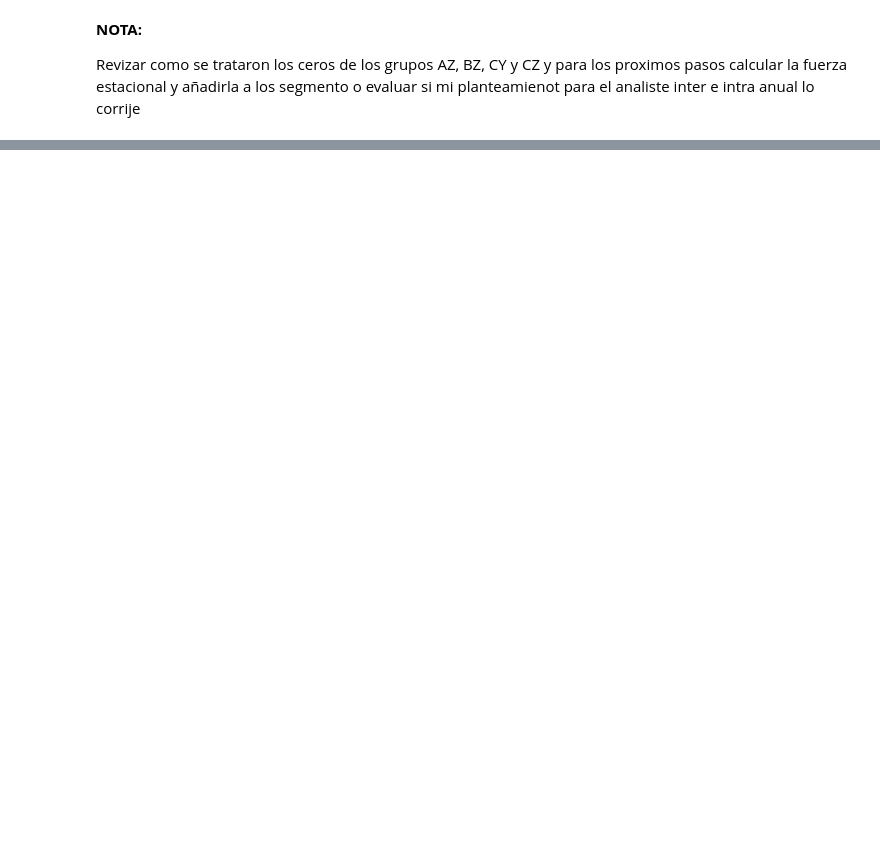
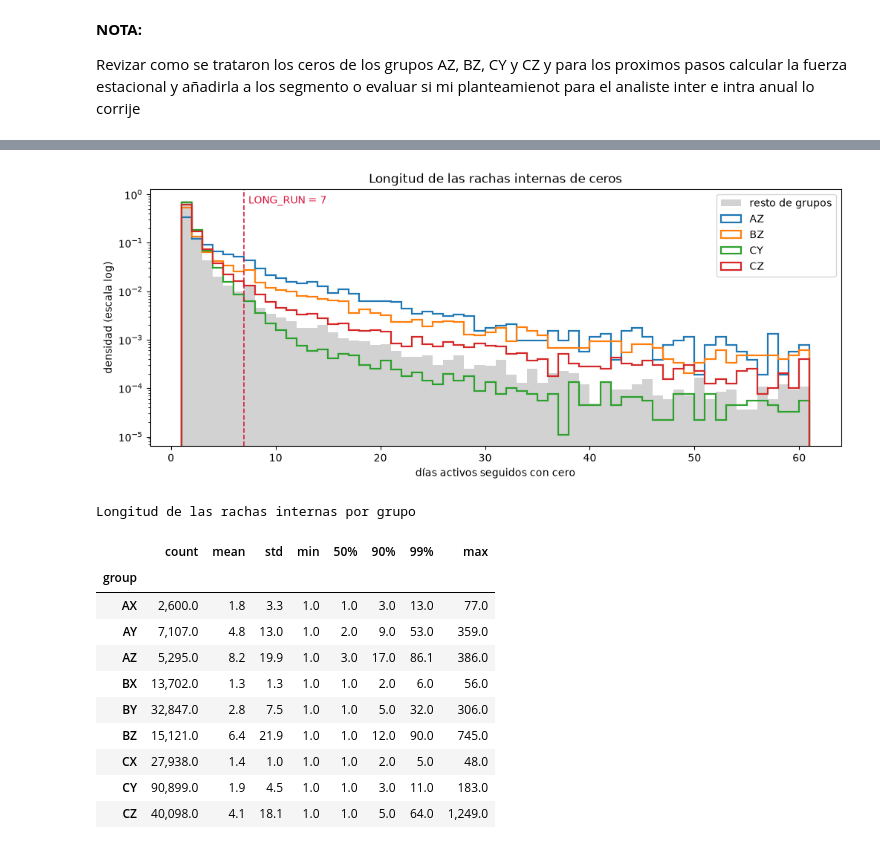
Before and after one commit to JoseSalas98/demand-forecasting-replenishment, a Jupyter notebook: notebooks/02_eda_five_years.ipynb, the cells around one changed output, grey strips where cells are left out. Saved outputs shown, nothing was run; the diff lists cells and outputs as text; code cells hidden in the pictures; blank space fills up the shorter version.

```diff
--- a/notebooks/02_eda_five_years.ipynb
+++ b/notebooks/02_eda_five_years.ipynb
@@ -911,0 +1187,15 @@ Revizar como se trataron los ceros de los grupos AZ, BZ, CY y CZ y para los prox
+# %%
+LONG_RUN = 7  # días activos seguidos con cero para hablar de racha larga; el precio es semanal
+
+series_data = load_interim(cfg, last_day, series_level=True)
+assert np.array_equal(np.sort(series_data["series_index"]["item_id"].unique()), item_ids.astype(str))
+stores = active_stores_by_item(series_data["units"], series_data["series_index"])
+del series_data
+
+runs = zero_runs(source_data_artifact, start_d, end_d)
+zeros = zero_breakdown(source_data_artifact, start_d, end_d, LONG_RUN, active_stores=stores, runs=runs)
+zeros = zeros.merge(groups[["item_id", "group"]], on="item_id")
+parts = ["leading", "short", "long_run", "trailing"]
+assert (zeros[parts].sum(axis=1) == zeros["zero_days"]).all(), "los componentes deben sumar los ceros"
+print(f"rachas de ceros: {len(runs):,} · artículos con algún cero: {(zeros['zero_days'] > 0).sum():,}")
+display(zeros.head())
@@ -911,0 +1230,35 @@ Revizar como se trataron los ceros de los grupos AZ, BZ, CY y CZ y para los prox
+# %%
+# Longitud de las rachas internas: base para fijar LONG_RUN.
+focus = ["AZ", "BZ", "CY", "CZ"]
+internal = runs[runs["position"] == "internal"].merge(groups[["item_id", "group"]], on="item_id")
+bins = np.arange(1, 62)
+fig, ax = plt.subplots(figsize=(12, 4.5))
+ax.hist(internal.loc[~internal["group"].isin(focus), "length"], bins=bins, density=True, color="grey",
+        alpha=0.35, label="resto de grupos")
+for g in focus:
+    ax.hist(internal.loc[internal["group"] == g, "length"], bins=bins, density=True, histtype="step",
+            linewidth=1.6, label=g)
+ax.axvline(LONG_RUN, color="crimson", linestyle="--", linewidth=1.2)
+ax.annotate(f"LONG_RUN = {LONG_RUN}", (LONG_RUN, 1.0), xycoords=("data", "axes fraction"), xytext=(4, -14),
+            textcoords="offset points", color="crimson")
+ax.set_yscale("log")
+ax.set(title="Longitud de las rachas internas de ceros", xlabel="días activos seguidos con cero",
+       ylabel="densidad (escala log)")
+ax.legend()
+plt.show()
+display(internal.groupby("group")["length"].describe(percentiles=[0.5, 0.9, 0.99]).reindex(group_order)
+        .style.format("{:,.1f}").set_caption("Longitud de las rachas internas por grupo"))
+# %% [output]
+[figure, added]
+Longitud de las rachas internas por grupo
+|  | count | mean | std | min | 50% | 90% | 99% | max |
+| group |  |  |  |  |  |  |  |  |
+| AX | 2,600.0 | 1.8 | 3.3 | 1.0 | 1.0 | 3.0 | 13.0 | 77.0 |
+| AY | 7,107.0 | 4.8 | 13.0 | 1.0 | 2.0 | 9.0 | 53.0 | 359.0 |
+| AZ | 5,295.0 | 8.2 | 19.9 | 1.0 | 3.0 | 17.0 | 86.1 | 386.0 |
+| BX | 13,702.0 | 1.3 | 1.3 | 1.0 | 1.0 | 2.0 | 6.0 | 56.0 |
+| BY | 32,847.0 | 2.8 | 7.5 | 1.0 | 1.0 | 5.0 | 32.0 | 306.0 |
+| BZ | 15,121.0 | 6.4 | 21.9 | 1.0 | 1.0 | 12.0 | 90.0 | 745.0 |
+| CX | 27,938.0 | 1.4 | 1.0 | 1.0 | 1.0 | 2.0 | 5.0 | 48.0 |
+| CY | 90,899.0 | 1.9 | 4.5 | 1.0 | 1.0 | 3.0 | 11.0 | 183.0 |
+| CZ | 40,098.0 | 4.1 | 18.1 | 1.0 | 1.0 | 5.0 | 64.0 | 1,249.0 |
```
Also changed, not shown: parts of 19 cells of this notebook, 3 other files.
